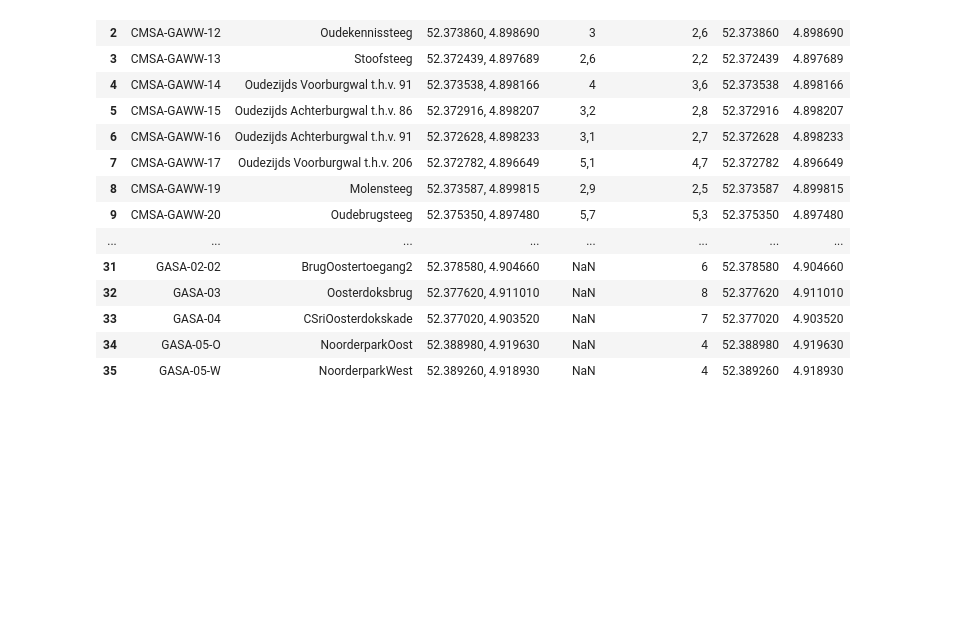
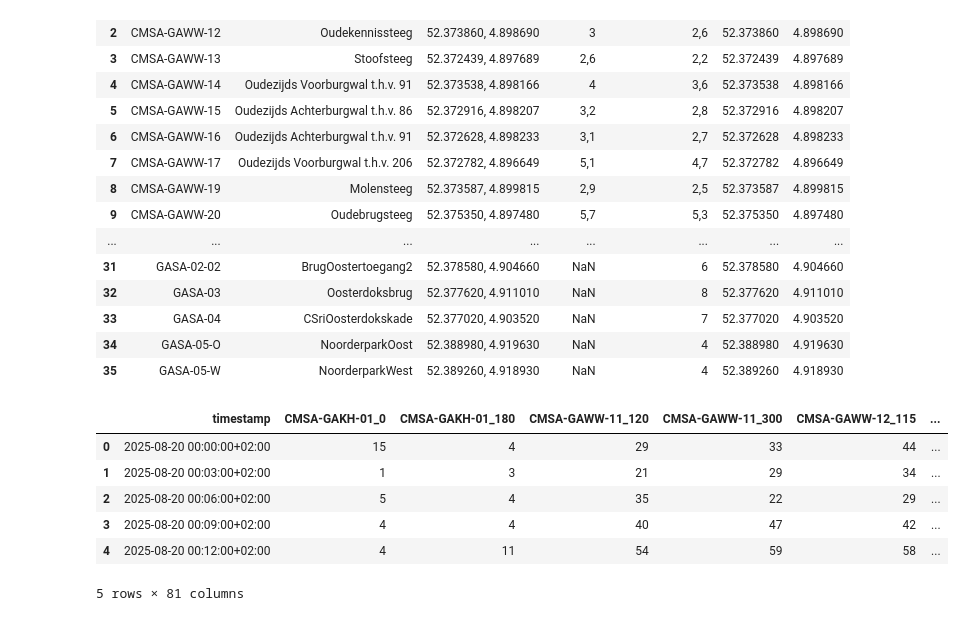
Before and after one commit to Ewan2024/SAIL2025---Group20, a Jupyter notebook: project_template.ipynb, the cells around one changed output. Saved outputs shown, nothing was run; the diff lists cells and outputs as text; code cells hidden in the pictures; blank space fills up the shorter version.

```diff
--- a/project_template.ipynb
+++ b/project_template.ipynb
@@ -147,3 +147,19 @@ sensor_loc
 | 33 | GASA-04 | CSriOosterdokskade | 52.377020, 4.903520 | NaN | 7 | 52.377020 | 4.903520 |
 | 34 | GASA-05-O | NoorderparkOost | 52.388980, 4.919630 | NaN | 4 | 52.388980 | 4.919630 |
 | 35 | GASA-05-W | NoorderparkWest | 52.389260, 4.918930 | NaN | 4 | 52.389260 | 4.918930 |
+# %%
+def load_sensor_data():
+    sensor_data = pd.read_csv("data/sensor_data.csv")
+    return sensor_data
+# %%
+sensor_data = load_sensor_data()
+# %%
+sensor_data.head()
+# %% [output]
+|  | timestamp | CMSA-GAKH-01_0 | CMSA-GAKH-01_180 | CMSA-GAWW-11_120 | CMSA-GAWW-11_300 | CMSA-GAWW-12_115 | ... |
+| 0 | 2025-08-20 00:00:00+02:00 | 15 | 4 | 29 | 33 | 44 | ... |
+| 1 | 2025-08-20 00:03:00+02:00 | 1 | 3 | 21 | 29 | 34 | ... |
+| 2 | 2025-08-20 00:06:00+02:00 | 5 | 4 | 35 | 22 | 29 | ... |
+| 3 | 2025-08-20 00:09:00+02:00 | 4 | 4 | 40 | 47 | 42 | ... |
+| 4 | 2025-08-20 00:12:00+02:00 | 4 | 11 | 54 | 59 | 58 | ... |
+5 rows × 81 columns
```
Also changed, not shown: parts of 9 cells of this notebook, 2 other files.
